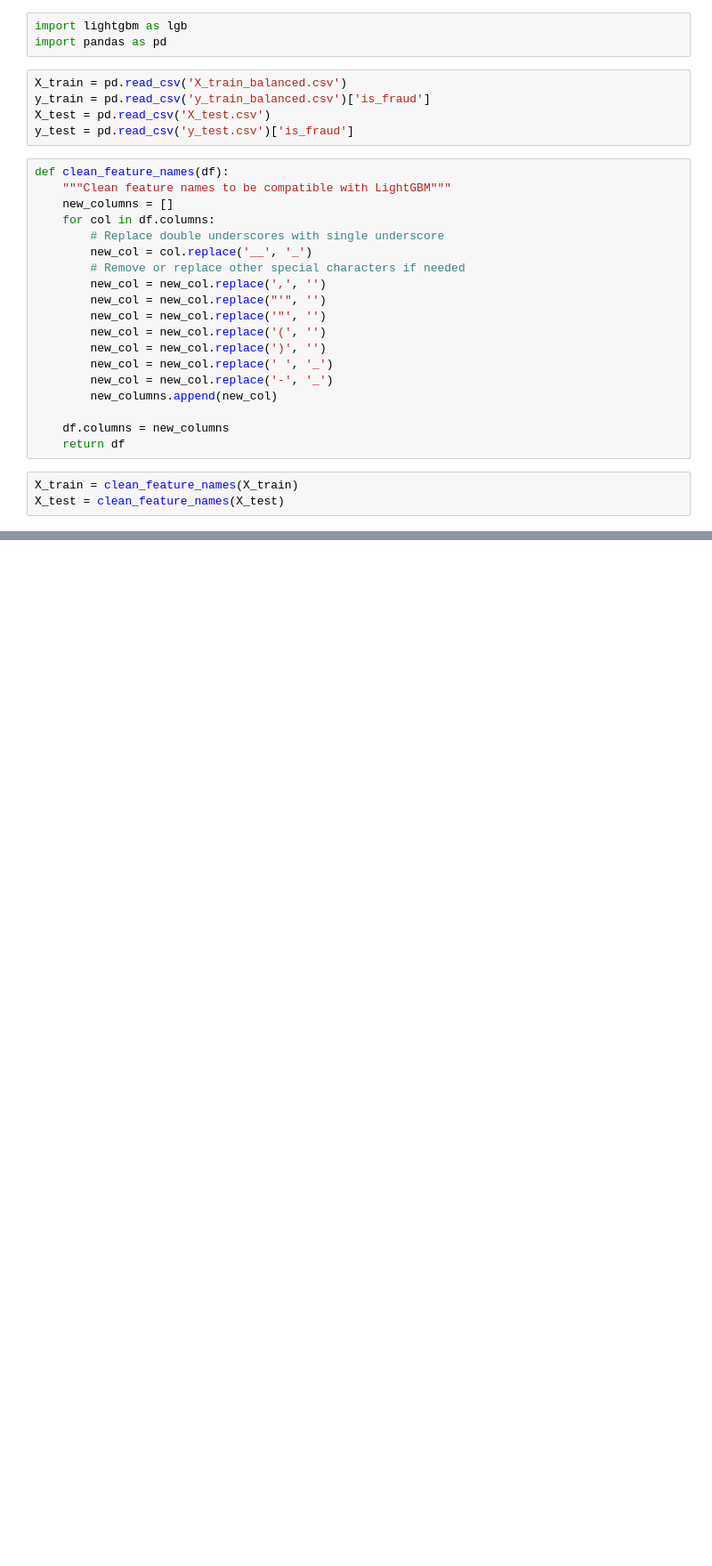
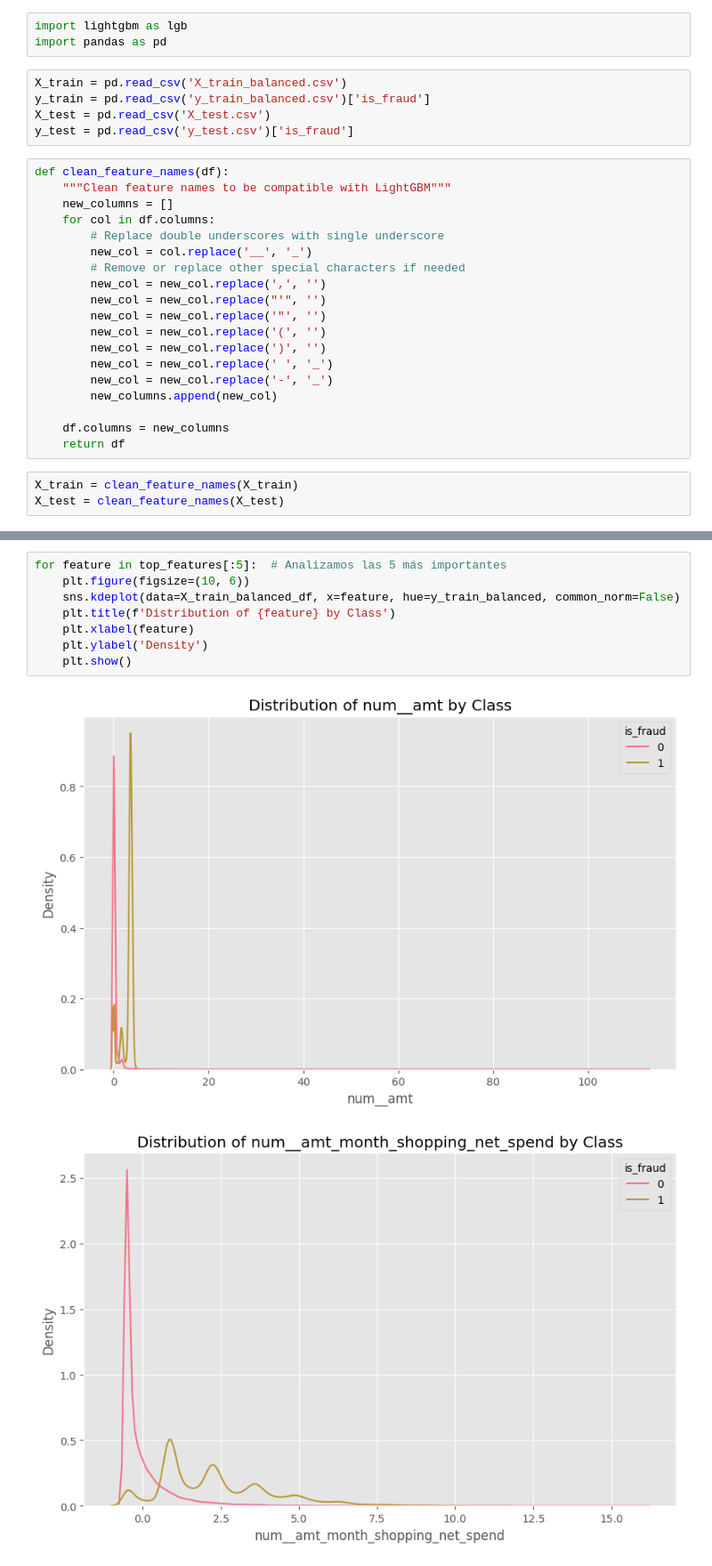
Before and after one commit to Montoya086/Mobile-Apps-Fraud-Detection, a Jupyter notebook: main.ipynb, the cells around one changed output, grey strips where cells are left out. Shown at 89% size. Cells and saved outputs as stored; diff of their text form; blank space fills up the shorter version.

```diff
--- a/main.ipynb
+++ b/main.ipynb
@@ -495,0 +553,11 @@ Early stopping, best iteration is:
+# %%
+for feature in top_features[:5]:  # Analizamos las 5 más importantes
+    plt.figure(figsize=(10, 6))
+    sns.kdeplot(data=X_train_balanced_df, x=feature, hue=y_train_balanced, common_norm=False)
+    plt.title(f'Distribution of {feature} by Class')
+    plt.xlabel(feature)
+    plt.ylabel('Density')
+    plt.show()
+# %% [output]
+[figure, added]
+[figure, added]
```
Also changed, not shown: parts of 17 cells of this notebook.
